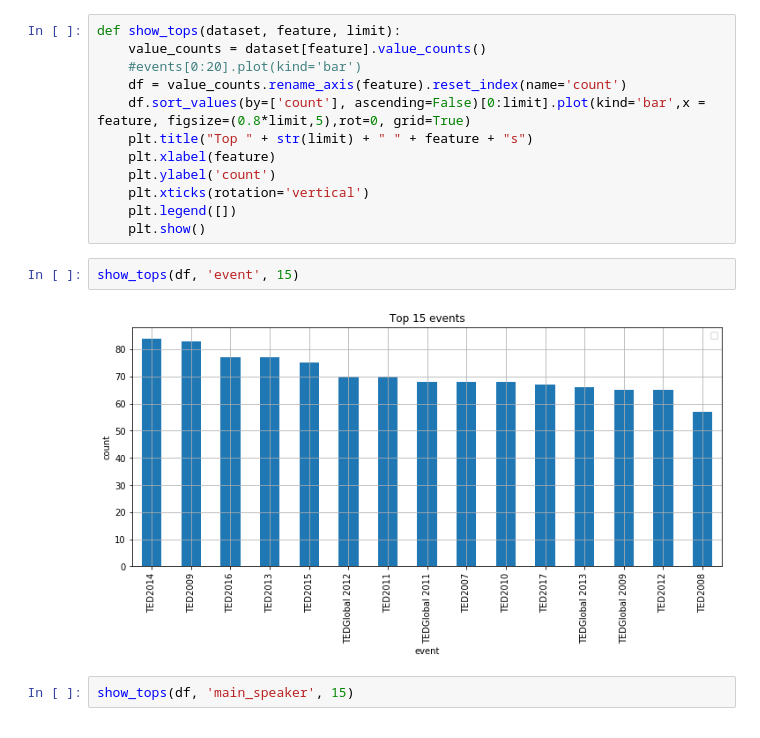
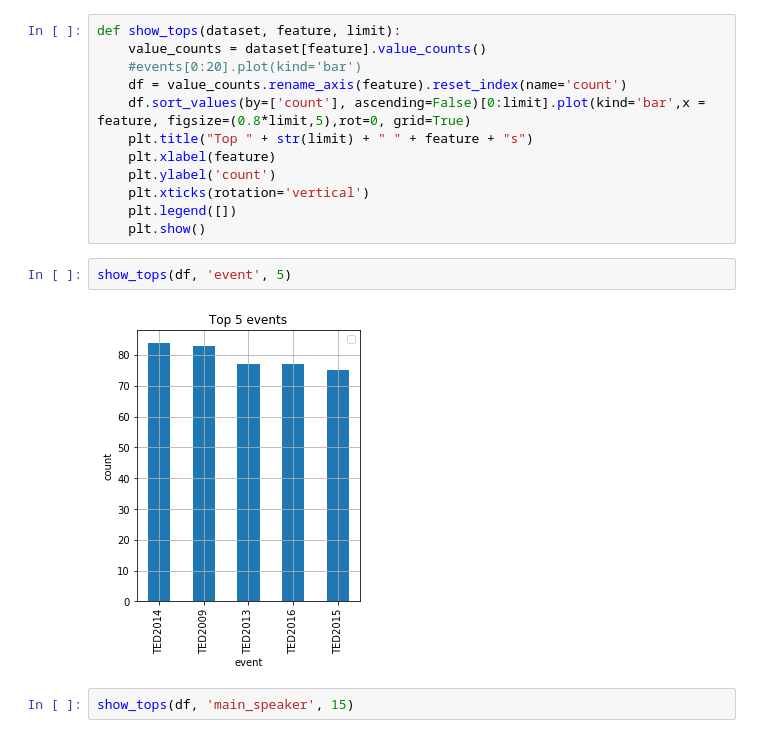
Before and after one commit to thizirie/BigDataAnalyticsProject_2019_2020, a Jupyter notebook: TED Talk Analysis.ipynb, the cells around one changed output. Drawn from its saved outputs; the diff is of its cells as text.

```diff
--- a/TED Talk Analysis.ipynb
+++ b/TED Talk Analysis.ipynb
@@ -199,9 +207,9 @@ def show_tops(dataset, feature, limit):
     plt.legend([])
     plt.show()
 # %%
-show_tops(df, 'event', 15)
+show_tops(df, 'event', 5)
 # %% [output]
-[figure, old version]
+[figure, new version]
 # %%
 show_tops(df, 'main_speaker', 15)
 # %% [output]
```
Also changed, not shown: parts of 6 cells of this notebook.
